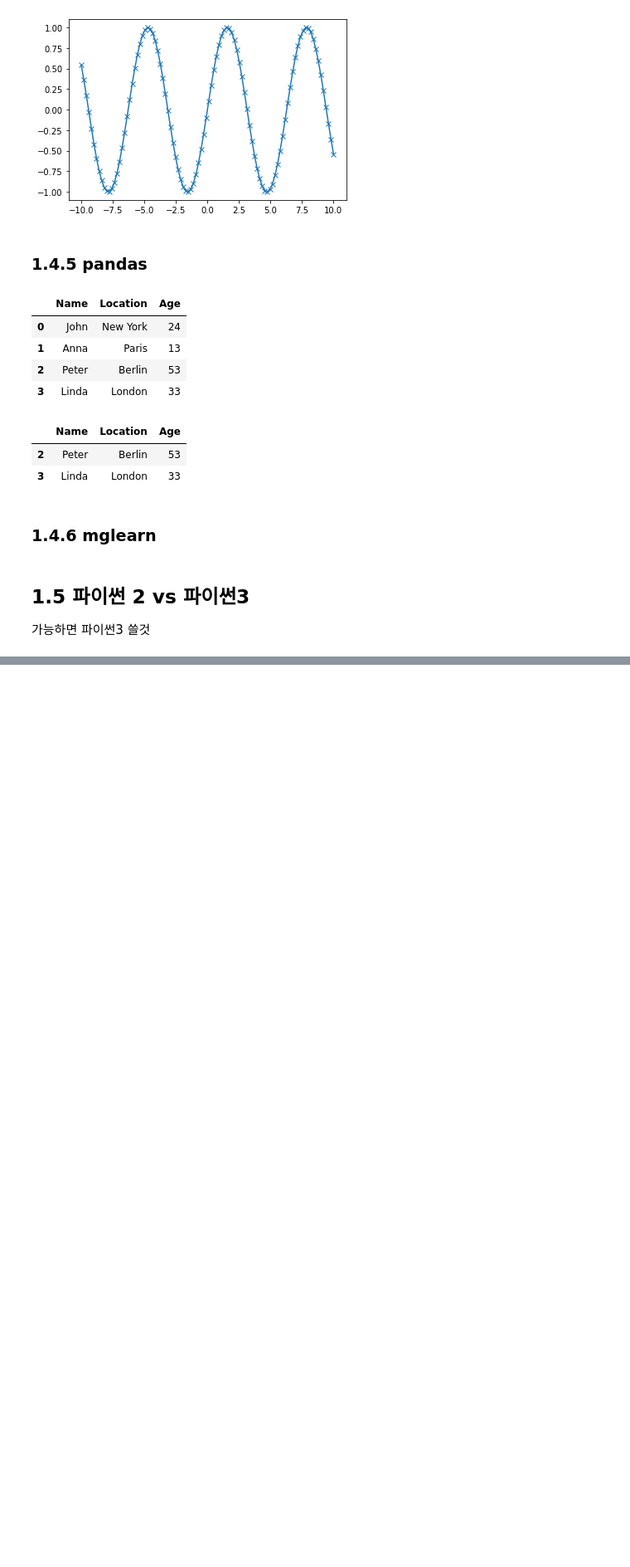
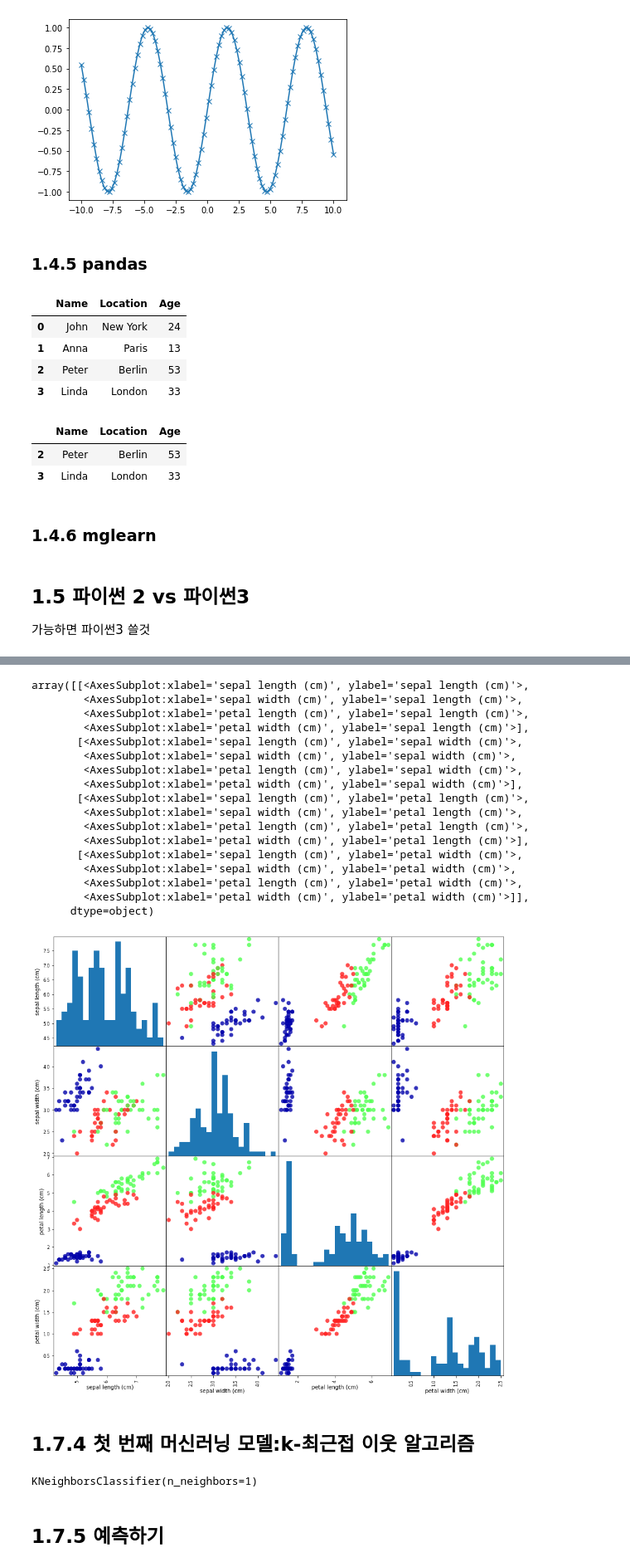
Before and after one commit to yjystyle/introduction_to_machine_learning_with_python, a Jupyter notebook: ch1.ipynb, the cells around one changed output, grey strips where cells are left out. Shown at 83% size. Drawn from its saved outputs; the diff is of its cells as text; code cells hidden in the pictures; blank space fills up the shorter version.

```diff
--- a/ch1.ipynb
+++ b/ch1.ipynb
@@ -101,0 +107,14 @@ NumPy 버전: 1.21.4
+# %%
+from sklearn.datasets import load_iris
+iris_datasets = load_iris()
+print("iris_dataset의 키:\n", iris_datasets.keys())
+print(iris_datasets['DESCR'][:193] + "\n...")
+print("타깃의 이름:", iris_datasets['target_names'])
+print("특성의 이름:\n", iris_datasets['feature_names'])
+print("data의 타입", type(iris_datasets['data']))
+print("data의 크기", iris_datasets['data'].shape)
+print("data의 처음 다섯 행:\n", iris_datasets['data'][:5])
+print("target의 타입:", type(iris_datasets['target']))
+print("target의 크기", iris_datasets['target'].shape)
+print("타깃:\n", iris_datasets['target'])
+print(iris_datasets['target_names'])
@@ -101,0 +141,9 @@ NumPy 버전: 1.21.4
+# %%
+from sklearn.model_selection import train_test_split
+X_train, X_test, y_train, y_test = train_test_split(
+  iris_datasets['data'], iris_datasets['target'], random_state=0
+)
+print("X_train 크기:", X_train.shape)
+print("y_train 크기:", y_train.shape)
+print("X_test 크기:", X_test.shape)
+print("y_test 크기:", y_test.shape)
@@ -101,0 +160,35 @@ NumPy 버전: 1.21.4
+# %%
+iris_dataframe = pd.DataFrame(X_train, columns=iris_datasets.feature_names)
+pd.plotting.scatter_matrix(iris_dataframe, c=y_train, figsize=(15, 15), marker='o',
+                           hist_kwds={'bins':20}, s=60, alpha=.8, cmap=mglearn.cm3)
+# figsize: 가로 * 세로 그림 사이즈
+# hist_kwds: 히스토그램 펑션에 넣을 매개변수
+# %% [output]
+array([[<AxesSubplot:xlabel='sepal length (cm)', ylabel='sepal length (cm)'>,
+        <AxesSubplot:xlabel='sepal width (cm)', ylabel='sepal length (cm)'>,
+        <AxesSubplot:xlabel='petal length (cm)', ylabel='sepal length (cm)'>,
+        <AxesSubplot:xlabel='petal width (cm)', ylabel='sepal length (cm)'>],
+       [<AxesSubplot:xlabel='sepal length (cm)', ylabel='sepal width (cm)'>,
+        <AxesSubplot:xlabel='sepal width (cm)', ylabel='sepal width (cm)'>,
+        <AxesSubplot:xlabel='petal length (cm)', ylabel='sepal width (cm)'>,
+        <AxesSubplot:xlabel='petal width (cm)', ylabel='sepal width (cm)'>],
+       [<AxesSubplot:xlabel='sepal length (cm)', ylabel='petal length (cm)'>,
+        <AxesSubplot:xlabel='sepal width (cm)', ylabel='petal length (cm)'>,
+        <AxesSubplot:xlabel='petal length (cm)', ylabel='petal length (cm)'>,
+        <AxesSubplot:xlabel='petal width (cm)', ylabel='petal length (cm)'>],
+       [<AxesSubplot:xlabel='sepal length (cm)', ylabel='petal width (cm)'>,
+        <AxesSubplot:xlabel='sepal width (cm)', ylabel='petal width (cm)'>,
+        <AxesSubplot:xlabel='petal length (cm)', ylabel='petal width (cm)'>,
+        <AxesSubplot:xlabel='petal width (cm)', ylabel='petal width (cm)'>]],
+      dtype=object)
+[figure, added]
+# %% [markdown]
+## 1.7.4 첫 번째 머신러닝 모델:k-최근접 이웃 알고리즘
+# %%
+from sklearn.neighbors import KNeighborsClassifier
+knn = KNeighborsClassifier(n_neighbors=1)
+knn.fit(X_train, y_train)
+# %% [output]
+KNeighborsClassifier(n_neighbors=1)
+# %% [markdown]
+## 1.7.5 예측하기
```
Also changed, not shown: parts of 11 cells of this notebook, 1 other file.
